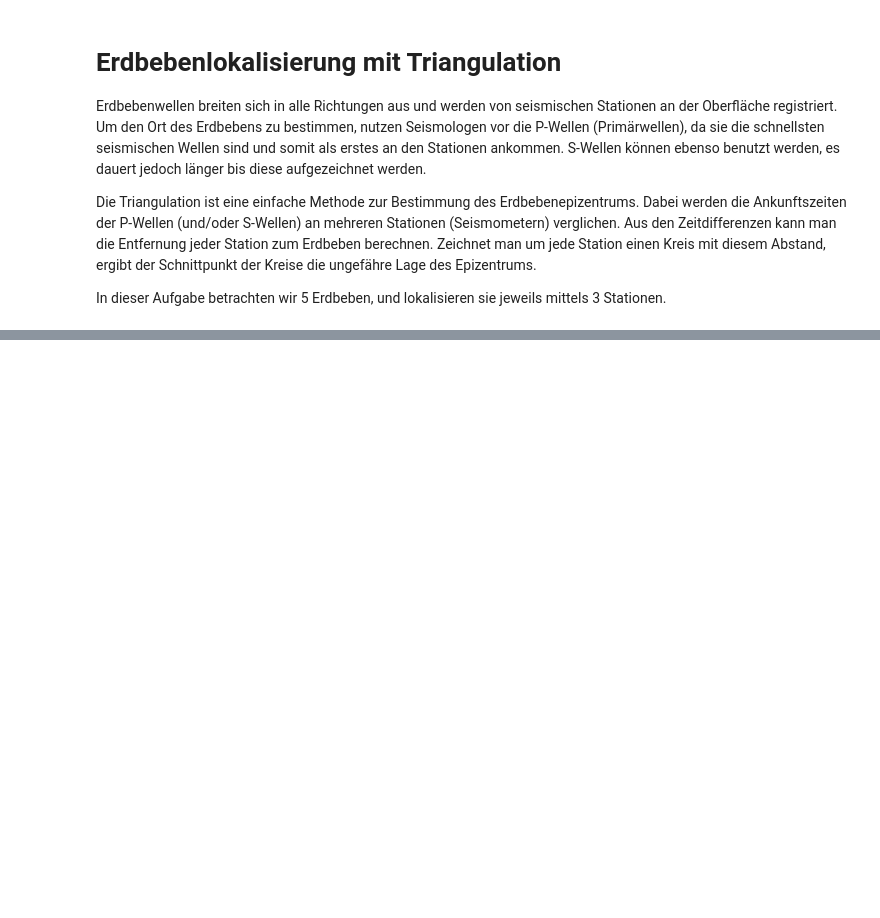
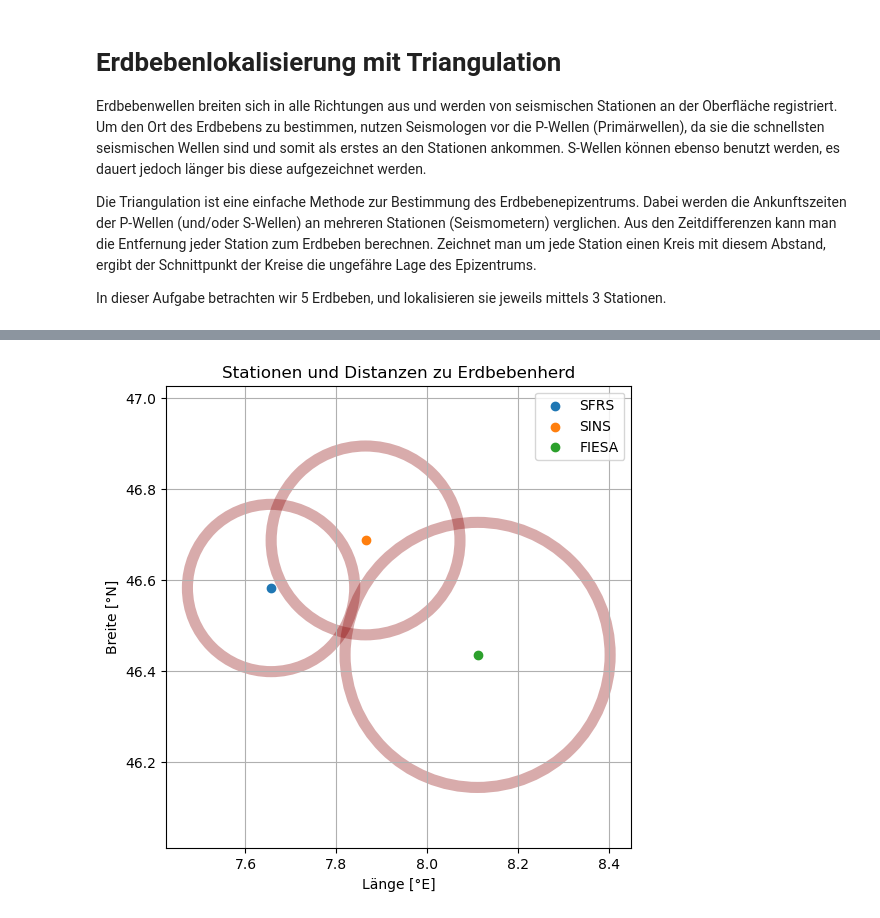
Before and after one commit to niko-d/test_setup, a Jupyter notebook: notebooks/ErdbebenLokalisierung.ipynb, the cells around one changed output, grey strips where cells are left out. Saved outputs shown, nothing was run; the diff lists cells and outputs as text; code cells hidden in the pictures; blank space fills up the shorter version.

```diff
--- a/notebooks/ErdbebenLokalisierung.ipynb
+++ b/notebooks/ErdbebenLokalisierung.ipynb
@@ -519,50 +454,28 @@ selected_p_s_station1 = plot_with_p_s(st1[0], initial_p=1, initial_s=3, time_ran
 # %%
-def get_distance(p,s,vp,vs):
-    delta_t = s-p
-    return delta_t * (vp * vs) / (vp - vs)
-
-
-selected_p_s_station1 = plot_with_p_s(st1[0], initial_p=1, initial_s=3, time_range=[0, 10])
-selected_p_s_station2 = plot_with_p_s(st2[0], initial_p=1, initial_s=3, time_range=[0, 10])
-selected_p_s_station3 = plot_with_p_s(st3[0], initial_p=1, initial_s=3, time_range=[0, 20])
-
-# Bestimme Distanzen
-# Hinweis: die ausgewählte Zeit ist relativ zur Herdzeit des Bebens
-vp = 6 # Nutze typische P Wellengeschwindigkeit in [km];
-vs = vp/1.73 # Nutze typische P Wellengeschwindigkeit in [km];
-
-# Denke daran dass die Geschwindigkeit auch mit der lokalen Geologie variiert.
-# Beachte auch, dass Erdbebenwellen mit grösserer Distanz typischer Weise durch tiefere, schneller Schichten propagieren
-distance_station1 = get_distance(selected_p_s_station1["P"],selected_p_s_station1["S"],vp,vs)
-distance_station2 = get_distance(selected_p_s_station1["P"],selected_p_s_station2["S"],vp,vs)
-distance_station3 = get_distance(selected_p_s_station1["P"],selected_p_s_station3["S"],vp,vs)
-
-print(f"Geschätzte Distanz von Station 1 [km]: {distance_station1:.1f}")
-print(f"Geschätzte Distanz von Station 2 [km]: {distance_station2:.1f}")
-print(f"Geschätzte Distanz von Station 3 [km]: {distance_station3:.1f}")
-
 import matplotlib.patches as patches
 
 # Schliesse interaktive Plots
 plt.close('all')
 %matplotlib inline
 
 
 fig, ax = plt.subplots(figsize=(6,6))
 
 for i, stat in enumerate(station_info):
     ax.scatter(stat[2], stat[1], label=stat[0])
 
     distance = [distance_station1, distance_station2, distance_station3][i]
     circle = patches.Circle((stat[2], stat[1]), radius=km_to_deg(distance), color='darkred', fill=False, lw=8,alpha=0.33)
     ax.add_patch(circle)
 
 ax.axis('equal')
 ax.legend()
 ax.set_xlabel("Länge [°E]")
 ax.set_ylabel("Breite [°N]")
 ax.set_title("Stationen und Distanzen zu Erdbebenherd")
 ax.grid()
 plt.show()
+# %% [output]
+[figure, added]
 # %%
 # Bestimmung Herdzeit - Erstelle ein Wadati-Diagram
```
Also changed, not shown: parts of 22 cells of this notebook.
